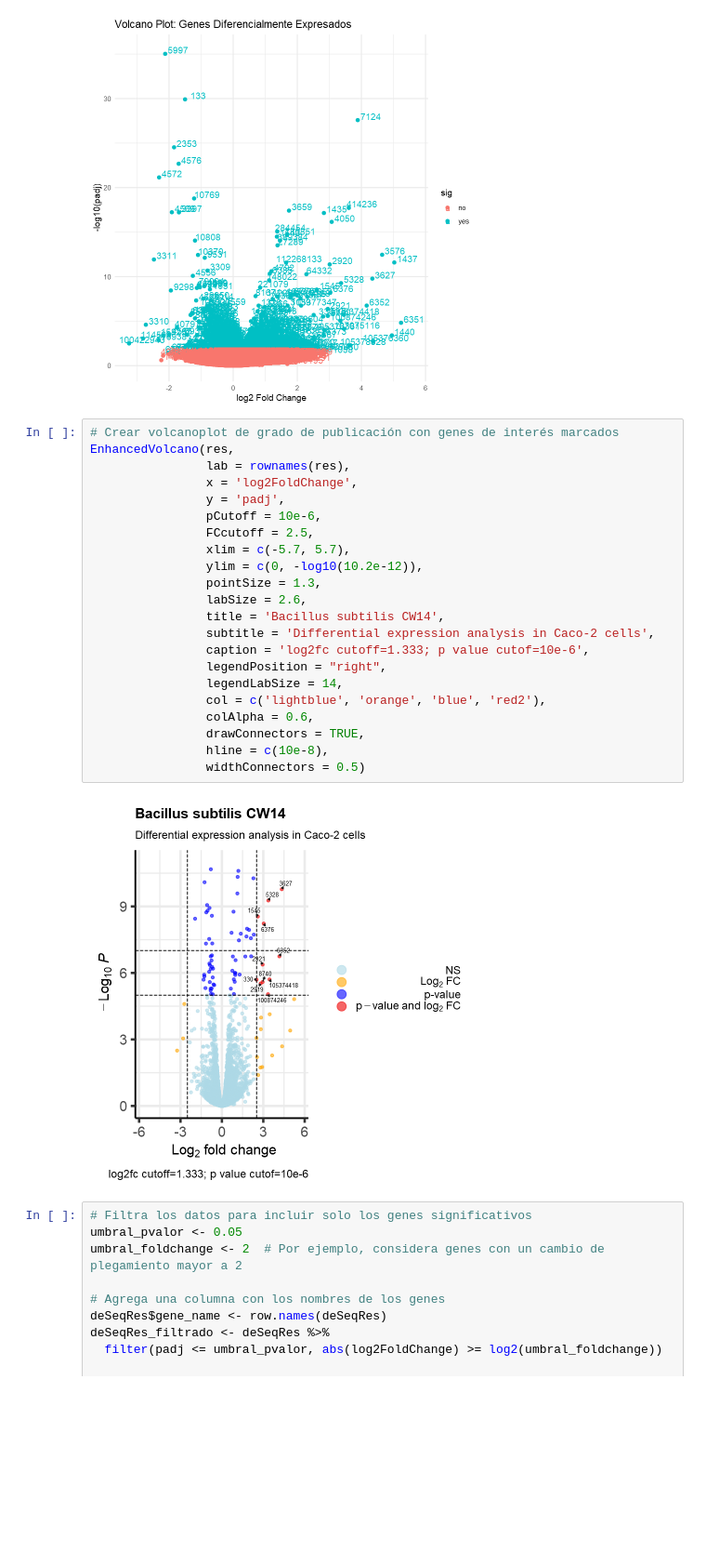
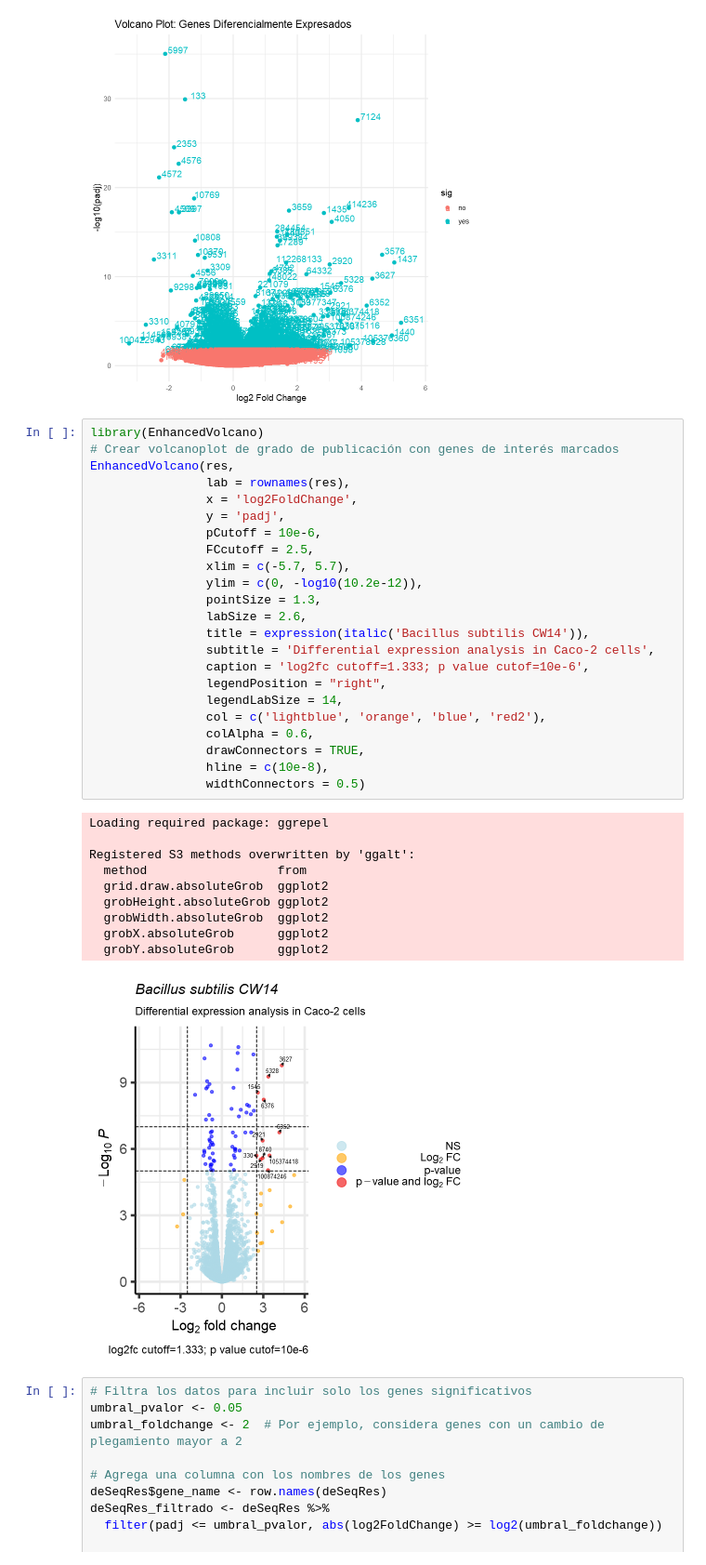
Before and after one commit to nicolasbroldan/Protocolo_Reposicionamiento_Probioticos, a Jupyter notebook: 1_Dseq2/Bacillus subtilis CW14 - Caco 2/DSEQ2.ipynb, the cells around one changed output. Shown at 93% size. Drawn from its saved outputs; the diff is of its cells as text; blank space fills up the shorter version.

```diff
--- a/1_Dseq2/Bacillus subtilis CW14 - Caco 2/DSEQ2.ipynb
+++ b/1_Dseq2/Bacillus subtilis CW14 - Caco 2/DSEQ2.ipynb
@@ -380,29 +384,39 @@ ggplot(deSeqRes, aes(x = log2FoldChange, y = -log10(padj), color = sig)) +
 # %% [output]
 [figure]
 # %%
+library(EnhancedVolcano)
 # Crear volcanoplot de grado de publicación con genes de interés marcados
 EnhancedVolcano(res,
                 lab = rownames(res),
                 x = 'log2FoldChange',
                 y = 'padj',
                 pCutoff = 10e-6,
                 FCcutoff = 2.5,
                 xlim = c(-5.7, 5.7),
                 ylim = c(0, -log10(10.2e-12)),
                 pointSize = 1.3,
                 labSize = 2.6,
-                title = 'Bacillus subtilis CW14',
+                title = expression(italic('Bacillus subtilis CW14')),
                 subtitle = 'Differential expression analysis in Caco-2 cells',
                 caption = 'log2fc cutoff=1.333; p value cutof=10e-6',
                 legendPosition = "right",
                 legendLabSize = 14,
                 col = c('lightblue', 'orange', 'blue', 'red2'),
                 colAlpha = 0.6,
                 drawConnectors = TRUE,
                 hline = c(10e-8),
                 widthConnectors = 0.5)
 # %% [output]
+Loading required package: ggrepel
+
+Registered S3 methods overwritten by 'ggalt':
+  method                  from
+  grid.draw.absoluteGrob  ggplot2
+  grobHeight.absoluteGrob ggplot2
+  grobWidth.absoluteGrob  ggplot2
+  grobX.absoluteGrob      ggplot2
+  grobY.absoluteGrob      ggplot2
-[figure, old version]
+[figure, new version]
 # %%
 # Filtra los datos para incluir solo los genes significativos
 umbral_pvalor <- 0.05
```
Also changed, not shown: parts of 1 cell of this notebook, 6 other files.
